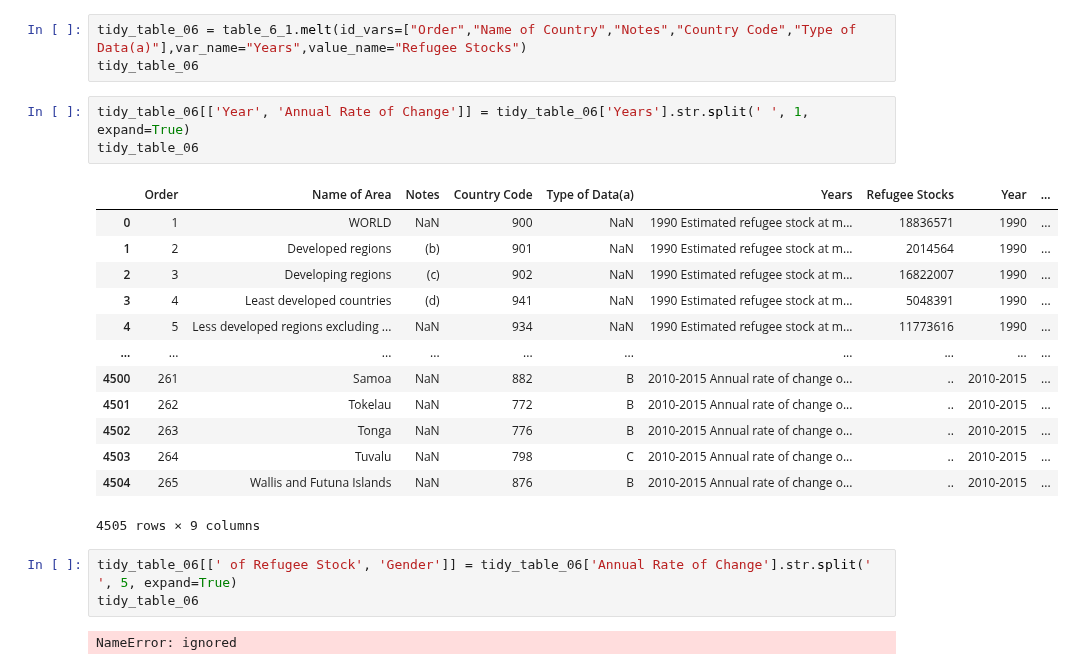
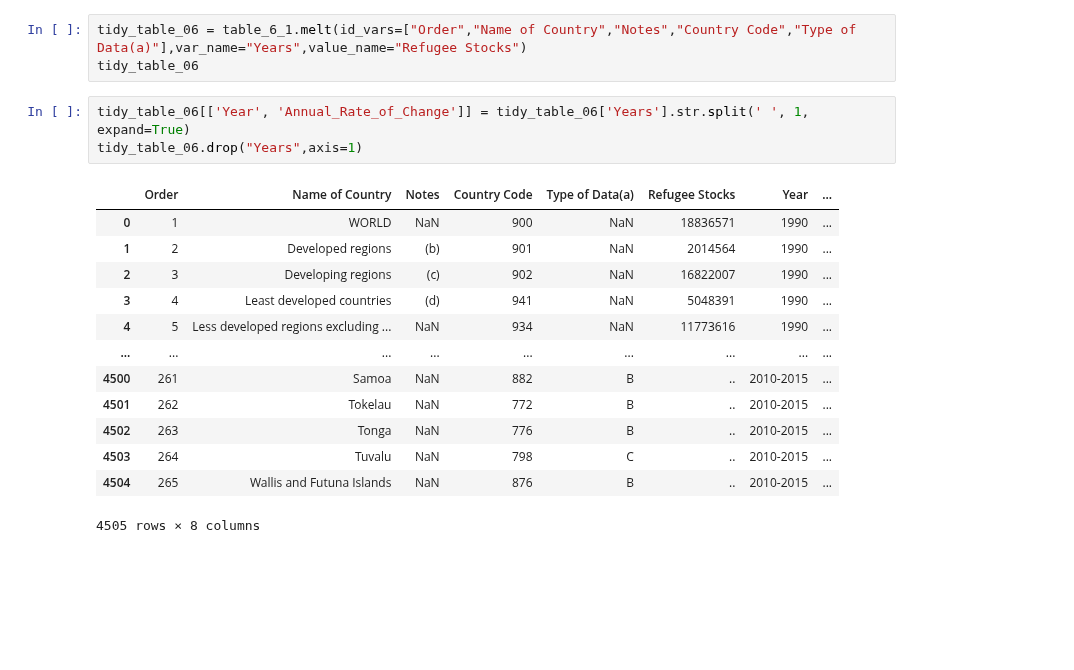
Before and after one commit to zhenwujason/inf1340-ZhenWuJason-Project, a Jupyter notebook: MID__Sub_YankeMo.ipynb, the cells around one changed output. Cells and saved outputs as stored; diff of their text form; blank space fills up the shorter version.

```diff
--- a/MID__Sub_YankeMo.ipynb
+++ b/MID__Sub_YankeMo.ipynb
@@ -191,24 +191,19 @@ table_6_1
 tidy_table_06 = table_6_1.melt(id_vars=["Order","Name of Country","Notes","Country Code","Type of Data(a)"],var_name="Years",value_name="Refugee Stocks")
 tidy_table_06
 # %%
-tidy_table_06[['Year', 'Annual Rate of Change']] = tidy_table_06['Years'].str.split(' ', 1, expand=True)
-tidy_table_06
+tidy_table_06[['Year', 'Annual_Rate_of_Change']] = tidy_table_06['Years'].str.split(' ', 1, expand=True)
+tidy_table_06.drop("Years",axis=1)
 # %% [output]
-|  | Order | Name of Area | Notes | Country Code | Type of Data(a) | Years | Refugee Stocks | Year | ... |
-| 0 | 1 | WORLD | NaN | 900 | NaN | 1990 Estimated refugee stock at m... | 18836571 | 1990 | ... |
-| 1 | 2 | Developed regions | (b) | 901 | NaN | 1990 Estimated refugee stock at m... | 2014564 | 1990 | ... |
-| 2 | 3 | Developing regions | (c) | 902 | NaN | 1990 Estimated refugee stock at m... | 16822007 | 1990 | ... |
-| 3 | 4 | Least developed countries | (d) | 941 | NaN | 1990 Estimated refugee stock at m... | 5048391 | 1990 | ... |
-| 4 | 5 | Less developed regions excluding ... | NaN | 934 | NaN | 1990 Estimated refugee stock at m... | 11773616 | 1990 | ... |
-| ... | ... | ... | ... | ... | ... | ... | ... | ... | ... |
-| 4500 | 261 | Samoa | NaN | 882 | B | 2010-2015 Annual rate of change o... | .. | 2010-2015 | ... |
-| 4501 | 262 | Tokelau | NaN | 772 | B | 2010-2015 Annual rate of change o... | .. | 2010-2015 | ... |
-| 4502 | 263 | Tonga | NaN | 776 | B | 2010-2015 Annual rate of change o... | .. | 2010-2015 | ... |
-| 4503 | 264 | Tuvalu | NaN | 798 | C | 2010-2015 Annual rate of change o... | .. | 2010-2015 | ... |
-| 4504 | 265 | Wallis and Futuna Islands | NaN | 876 | B | 2010-2015 Annual rate of change o... | .. | 2010-2015 | ... |
+|  | Order | Name of Country | Notes | Country Code | Type of Data(a) | Refugee Stocks | Year | ... |
+| 0 | 1 | WORLD | NaN | 900 | NaN | 18836571 | 1990 | ... |
+| 1 | 2 | Developed regions | (b) | 901 | NaN | 2014564 | 1990 | ... |
+| 2 | 3 | Developing regions | (c) | 902 | NaN | 16822007 | 1990 | ... |
+| 3 | 4 | Least developed countries | (d) | 941 | NaN | 5048391 | 1990 | ... |
+| 4 | 5 | Less developed regions excluding ... | NaN | 934 | NaN | 11773616 | 1990 | ... |
+| ... | ... | ... | ... | ... | ... | ... | ... | ... |
+| 4500 | 261 | Samoa | NaN | 882 | B | .. | 2010-2015 | ... |
+| 4501 | 262 | Tokelau | NaN | 772 | B | .. | 2010-2015 | ... |
+| 4502 | 263 | Tonga | NaN | 776 | B | .. | 2010-2015 | ... |
+| 4503 | 264 | Tuvalu | NaN | 798 | C | .. | 2010-2015 | ... |
+| 4504 | 265 | Wallis and Futuna Islands | NaN | 876 | B | .. | 2010-2015 | ... |
-4505 rows × 9 columns
+4505 rows × 8 columns
-# %%
-tidy_table_06[[' of Refugee Stock', 'Gender']] = tidy_table_06['Annual Rate of Change'].str.split(' ', 5, expand=True)
-tidy_table_06
-# %% [output]
-NameError: ignored
```
Also changed, not shown: parts of 1 cell of this notebook.
